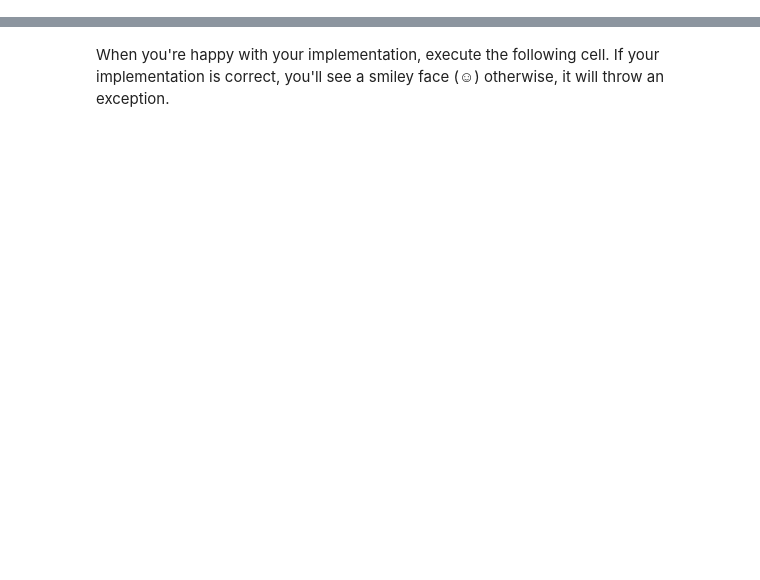
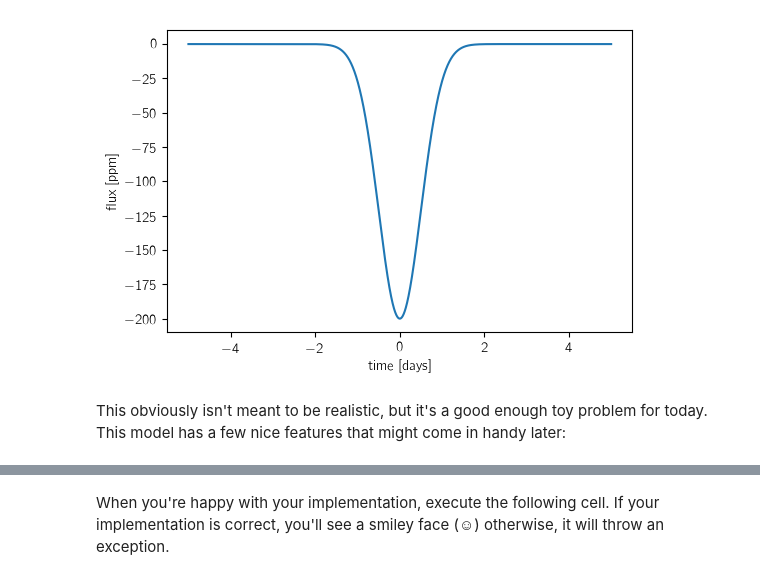
Before and after one commit to dfm/gp, a Jupyter notebook: worksheet.ipynb, the cells around one changed output, grey strips where cells are left out. Drawn from its saved outputs; the diff is of its cells as text; code cells hidden in the pictures; blank space fills up the shorter version.

```diff
--- a/worksheet.ipynb
+++ b/worksheet.ipynb
@@ -49,13 +19,16 @@ Select the cell below and type `Shift-Enter` to execute the contents:
 # %%
 %matplotlib inline
+%config IPython.matplotlib.backend = "retina"
 
 # Start by importing the specific code for this project.
 import gp
 
 # And then the standard numerical Python modules.
+import emcee
 import numpy as np
-import matplotlib.pyplot as pl
+import matplotlib.pyplot as plt
 
 # Finally set up the plotting to look a little nicer.
 from matplotlib import rcParams
 rcParams["savefig.dpi"] = 100
+rcParams["figure.dpi"] = 100
@@ -65,3 +34,0 @@ If that's the case, we can load the data file and plot it (you should, again, se
-# %%
-x, y, yerr = gp.line.load_data()
-gp.line.plot_data(x, y, yerr);
@@ -108,0 +50,11 @@ We'll fix this problem in a moment but first an aside...
+# %%
+t = np.linspace(-5, 5, 5000)
+model = gp.SillyTransitModel(log_depth=np.log(200.0), log_duration=np.log(0.5), time=0.0)
+plt.plot(t, model.get_value(t))
+plt.xlabel("time [days]")
+plt.ylabel("flux [ppm]");
+# %% [output]
+[figure, added]
+# %% [markdown]
+This obviously isn't meant to be realistic, but it's a good enough toy problem for today.
+This model has a few nice features that might come in handy later:
```
Also changed, not shown: parts of 74 cells of this notebook, 18 other files.
